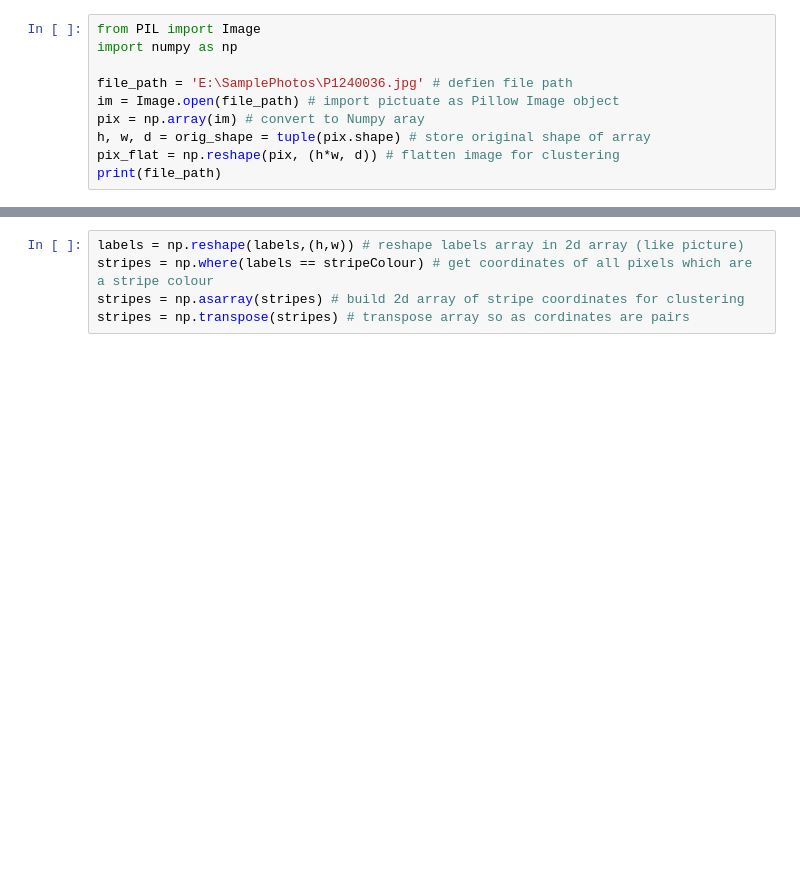
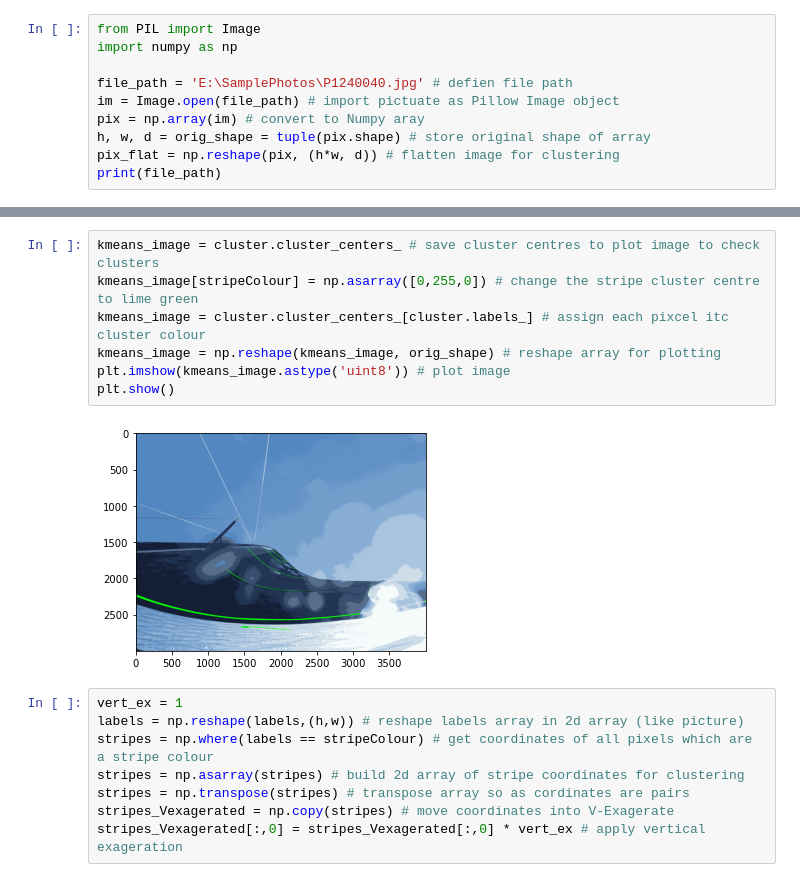
Before and after one commit to oro-sean/stripeField, a Jupyter notebook: labels.ipynb, the cells around one changed output, grey strips where cells are left out. Saved outputs shown, nothing was run; the diff lists cells and outputs as text; blank space fills up the shorter version.

```diff
--- a/labels.ipynb
+++ b/labels.ipynb
@@ -2,7 +2,7 @@
 from PIL import Image
 import numpy as np
 
-file_path = 'E:\SamplePhotos\P1240036.jpg' # defien file path
+file_path = 'E:\SamplePhotos\P1240040.jpg' # defien file path
 im = Image.open(file_path) # import pictuate as Pillow Image object
 pix = np.array(im) # convert to Numpy aray
 h, w, d = orig_shape = tuple(pix.shape) # store original shape of array
@@ -46,5 +52,17 @@ Intel(R) Extension for Scikit-learn* enabled (https://github.com/intel/scikit-le
+# %%
+kmeans_image = cluster.cluster_centers_ # save cluster centres to plot image to check clusters
+kmeans_image[stripeColour] = np.asarray([0,255,0]) # change the stripe cluster centre to lime green
+kmeans_image = cluster.cluster_centers_[cluster.labels_] # assign each pixcel itc cluster colour
+kmeans_image = np.reshape(kmeans_image, orig_shape) # reshape array for plotting
+plt.imshow(kmeans_image.astype('uint8')) # plot image
+plt.show()
+# %% [output]
+[figure, added]
 # %%
+vert_ex = 1
 labels = np.reshape(labels,(h,w)) # reshape labels array in 2d array (like picture)
 stripes = np.where(labels == stripeColour) # get coordinates of all pixels which are a stripe colour
 stripes = np.asarray(stripes) # build 2d array of stripe coordinates for clustering
 stripes = np.transpose(stripes) # transpose array so as cordinates are pairs
+stripes_Vexagerated = np.copy(stripes) # move coordinates into V-Exagerate
+stripes_Vexagerated[:,0] = stripes_Vexagerated[:,0] * vert_ex # apply vertical exageration
```
Also changed, not shown: parts of 15 cells of this notebook.
